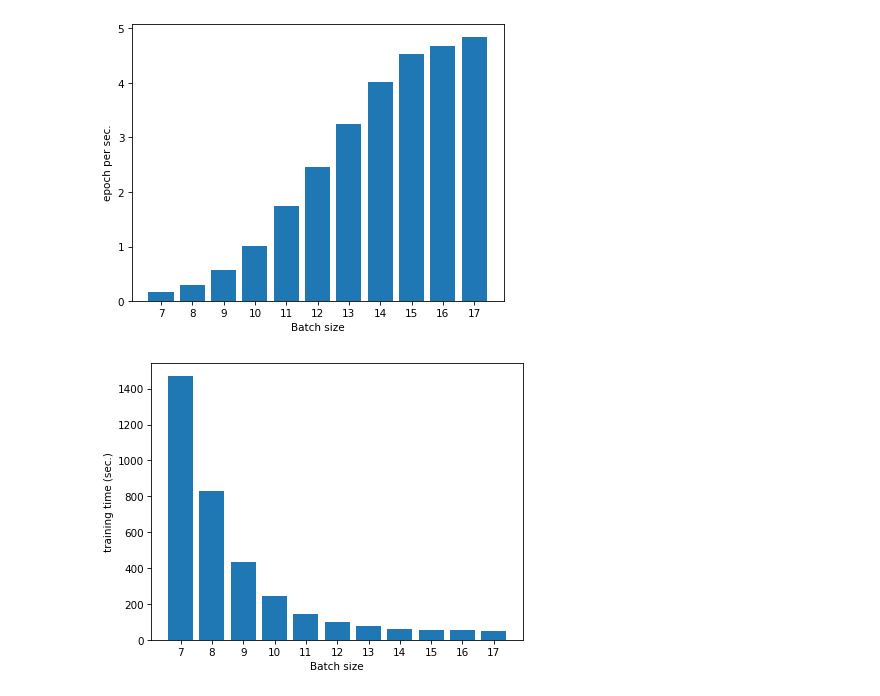
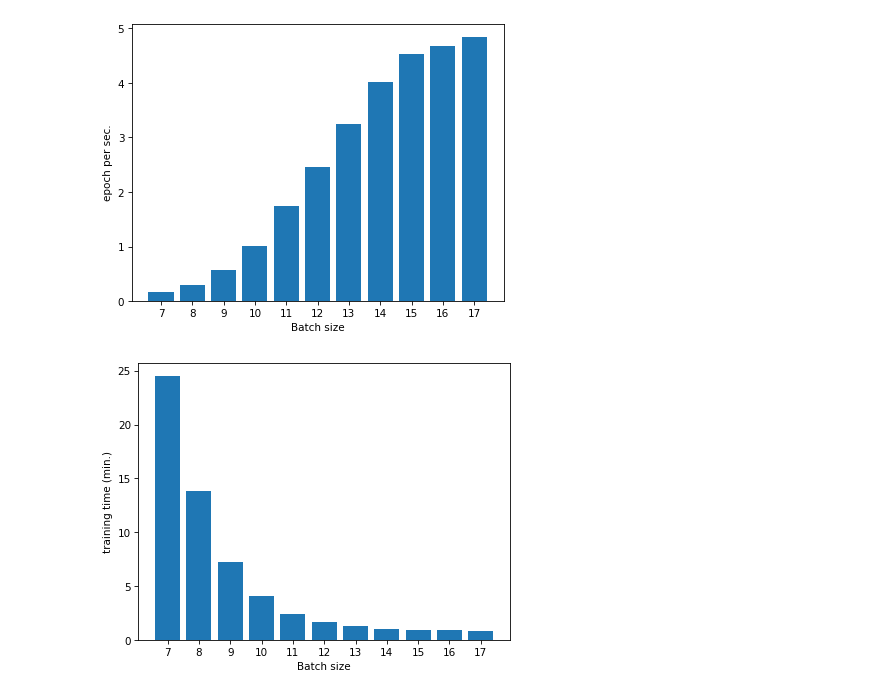
Before and after one commit to edoardoramalli/KGE_Quality, a Jupyter notebook: Results/studio_BatchSize.ipynb, the cells around one changed output. Drawn from its saved outputs; the diff is of its cells as text; code cells hidden in the pictures.

```diff
--- a/Results/studio_BatchSize.ipynb
+++ b/Results/studio_BatchSize.ipynb
@@ -5,19 +5,24 @@ import torch
 import math
 import pandas as pd
 
-dirs = [x for x in os.listdir('./WN18') if os.path.isdir(os.path.join('./WN18', x))]
+dataset_name = 'WN18'
+
+dirs = [x for x in os.listdir('./{}'.format(dataset_name)) if os.path.isdir(os.path.join('./{}'.format(dataset_name), x))]
 
 summary = {}
 # %%
 for dir in dirs:
-    with open('WN18/{}/result.pickle'.format(dir), 'rb') as f:
+    with open('{}/{}/result.pickle'.format(dataset_name, dir), 'rb') as f:
         results = pickle.load(f)
 
-    checkpoint = torch.load('WN18/{}/model_final.pt'.format(dir), map_location=torch.device('cpu'))
+    checkpoint = torch.load('{}/{}/model_final.pt'.format(dataset_name, dir), map_location=torch.device('cpu'))
 
     losses = checkpoint['loss']
 
+    min_loss = min(losses)
+
     batch_size = results['HP']['batch_size']
+
     num_epochs = results['HP']['num_epochs']
     evaluation = results['results']
 
@@ -38,6 +43,7 @@ for dir in dirs:
         'h_3': h_3,
         'h_1': h_1,
         'mr': mr,
+        'min_loss': min_loss,
         'elapsed_training_time': elapsed_training_time,
         'epoch_per_sec': epoch_per_sec,
 
@@ -127,3 +133,18 @@ plt.ylabel('MR')
 plt.show()
 # %% [output]
 [figure]
+# %%
+tmp = {}
+for size in sorted(summary):
+    tmp[str(size)] = summary[size]['min_loss']
+
+xs = range(len(tmp))
+
+plt.bar(xs, tmp.values())
+
+plt.xticks(xs, tmp.keys())
+
+plt.xlabel('Batch size')
+plt.ylabel('Min Loss')
+
+plt.show()
@@ -147,17 +170,17 @@ plt.show()
 # %%
 tmp = {}
 for size in sorted(summary):
-    tmp[str(size)] = summary[size]['elapsed_training_time']
+    tmp[str(size)] = summary[size]['elapsed_training_time'] / 60
 
 xs = range(len(tmp))
 
 plt.bar(xs, tmp.values())
 
 plt.xticks(xs, tmp.keys())
 
 plt.xlabel('Batch size')
-plt.ylabel('training time (sec.)')
+plt.ylabel('training time (min.)')
 
 plt.show()
 # %% [output]
-[figure, old version]
+[figure, new version]
```
Also changed, not shown: parts of 1 cell of this notebook, 9 other files.
